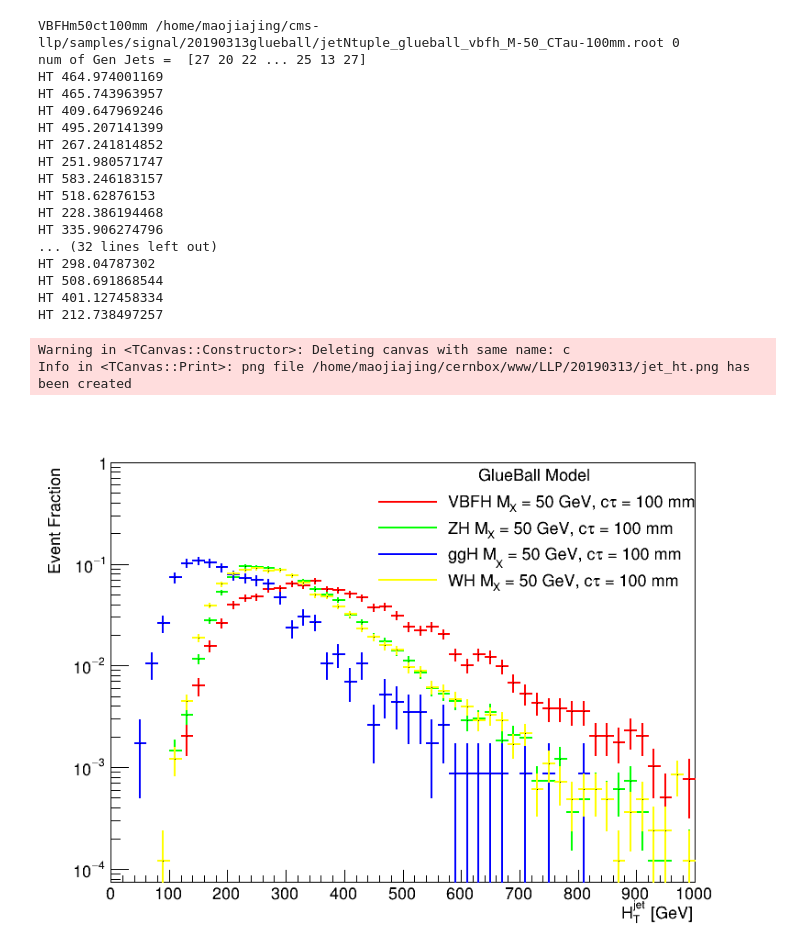
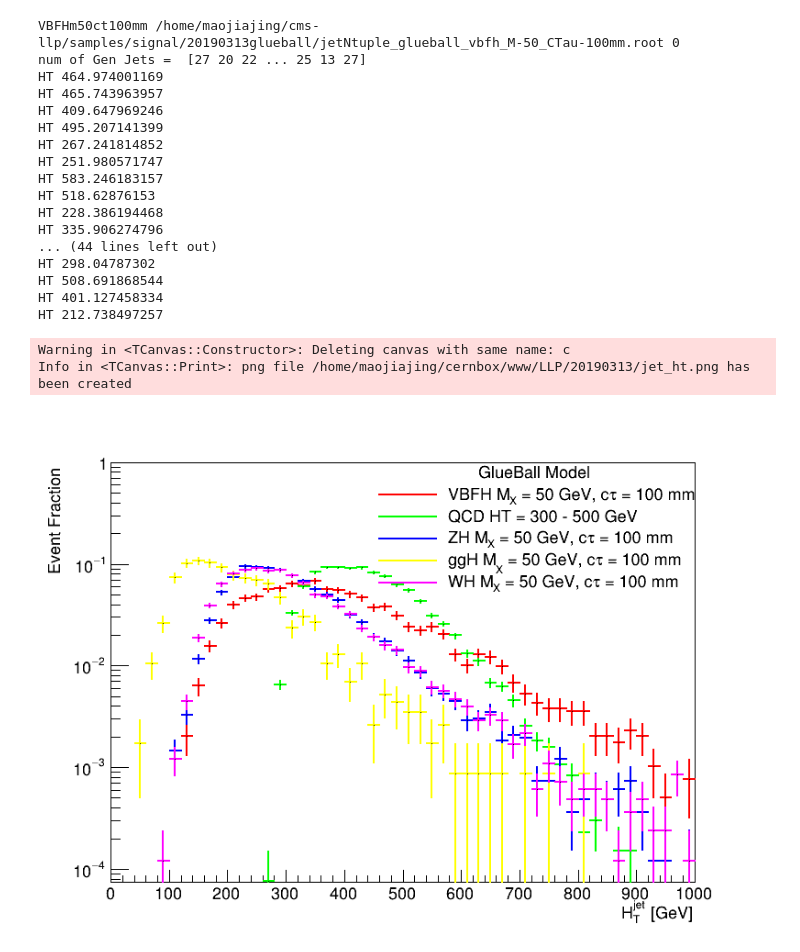
Before and after one commit to cms-lpc-llp/delayed_jet_analyzer, a Jupyter notebook: plot_scripts/HT_MHT.ipynb, the cells around one changed output. Saved outputs shown, nothing was run; the diff lists cells and outputs as text; code cells hidden in the pictures.

```diff
--- a/plot_scripts/HT_MHT.ipynb
+++ b/plot_scripts/HT_MHT.ipynb
@@ -29,12 +29,15 @@ fpath['ggHm50ct100mmWISR'] = '/home/maojiajing/cms-llp/samples/signal/20190313gl
 fpath['VBFHm50ct100mm'] = '/home/maojiajing/cms-llp/samples/signal/20190313glueball/jetNtuple_glueball_vbfh_M-50_CTau-100mm.root'
 fpath['WHm50ct100mm'] = '/home/maojiajing/cms-llp/samples/signal/20190313glueball/jetNtuple_glueball_wh_M-50_CTau-100mm.root'
 fpath['ZHm50ct100mm'] = '/home/maojiajing/cms-llp/samples/signal/20190313glueball/jetNtuple_glueball_zh_M-50_CTau-100mm.root'
+fpath['QCD'] = '/home/maojiajing/cms-llp/samples/signal/20190313glueball/jetNtuple_QCD_HT300to500.root'
+
 
 label['ggHm50ct100mmWISR'] = 'ggH M_{X} = 50 GeV, c#tau = 100 mm'
 label['VBFHm50ct100mm'] = 'VBFH M_{X} = 50 GeV, c#tau = 100 mm'
 label['WHm50ct100mm'] = 'WH M_{X} = 50 GeV, c#tau = 100 mm'
 #label['WHm50ct1000mm'] = 'WH M_{X} = 50 GeV, c#tau = 1000 mm'
 label['ZHm50ct100mm'] = 'ZH M_{X} = 50 GeV, c#tau = 100 mm'
+label['QCD'] = 'QCD HT = 300 - 500 GeV'
 
 #print len(fpath)
 n=len(fpath)
@@ -144,35 +147,35 @@ for k,v in fpath.iteritems():
 
 #c.SetTitle('LLP_#eta')
 legall.Draw('same')
 c.SetLogy()
 c.Draw()
 c.SaveAs(headout_dir+'/jet_ht.png')
 
 
 
     #cnt +=1
     #print cnt
 # %% [output]
 VBFHm50ct100mm /home/maojiajing/cms-llp/samples/signal/20190313glueball/jetNtuple_glueball_vbfh_M-50_CTau-100mm.root 0
 num of Gen Jets =  [27 20 22 ... 25 13 27]
 HT 464.974001169
 HT 465.743963957
 HT 409.647969246
 HT 495.207141399
 HT 267.241814852
 HT 251.980571747
 HT 583.246183157
 HT 518.62876153
 HT 228.386194468
 HT 335.906274796
-... (32 lines left out)
+... (44 lines left out)
 HT 298.04787302
 HT 508.691868544
 HT 401.127458334
 HT 212.738497257
 Warning in <TCanvas::Constructor>: Deleting canvas with same name: c
 Info in <TCanvas::Print>: png file /home/maojiajing/cernbox/www/LLP/20190313/jet_ht.png has been created
-[figure, old version]
+[figure, new version]
 # %%
 
 
```
Also changed, not shown: parts of 4 cells of this notebook.
